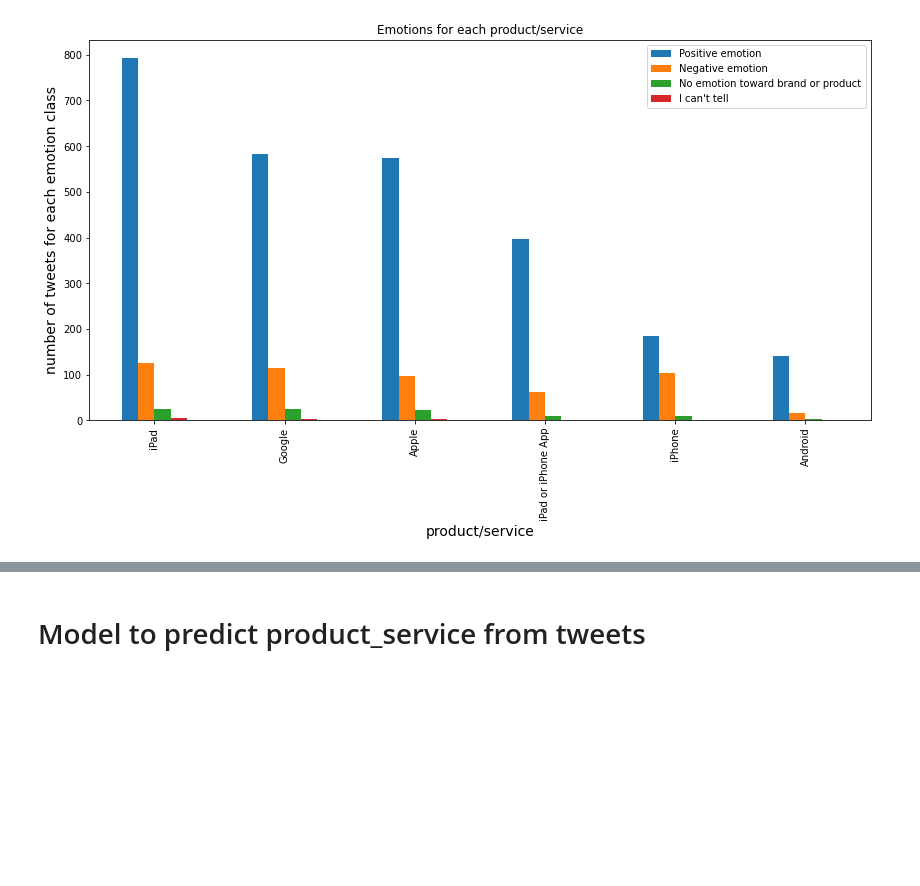
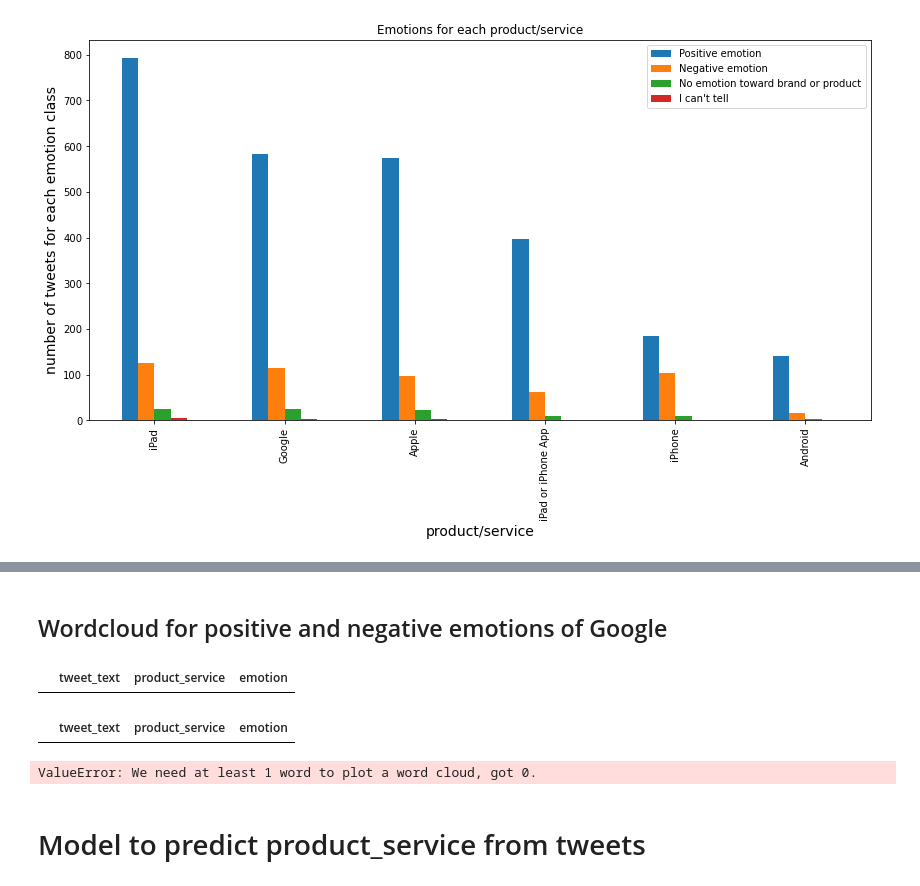
Before and after one commit to rahulakrish/customer_sentiment_analysis, a Jupyter notebook: project.ipynb, the cells around one changed output, grey strips where cells are left out. Saved outputs shown, nothing was run; the diff lists cells and outputs as text; code cells hidden in the pictures; blank space fills up the shorter version.

```diff
--- a/project.ipynb
+++ b/project.ipynb
@@ -235,3 +289,44 @@ From the wordcloud,we saw that `SXSW`, a music and arts festival was tweeted the
+# %% [markdown]
+## Wordcloud for positive and negative emotions of Google
+# %%
+pos_df
+# %% [output]
+|  | tweet_text | product_service | emotion |
+# %%
+neg_df
+# %% [output]
+|  | tweet_text | product_service | emotion |
+# %%
+#creating positive and negative slices of the df
+
+pos_df = positive_df(df,'iPhone','Positive emotion')
+neg_df = negative_df(df,'iPhone','Negative emotion')
+
+# generate the wordcloud
+product = 'iPhone'
+wordcloud=[]
+for df in [pos_df, neg_df]:
+    #instantiate
+    wc = WordCloud(background_color='white',
+                       stopwords=stopwords_list,
+                       height=1000,
+                       width=1000,
+                       )
+    #for the wordcloud, we have to join all the text data into a single string
+    text = " ".join(df['tweet_text'])
+    #generate the WC
+    wordcloud.append(wc.generate(text))
+#plot the WC
+fig,(ax1,ax2) = plt.subplots(1,2,figsize=(15,10))
+font = {'fontsize':20}
+ax1.imshow(wordcloud[0])
+ax1.axis('off')
+ax1.set_title(f'Positive emotions:{product}',fontdict=font);
+ax2.imshow(wordcloud[1])
+ax2.axis('off')
+ax2.set_title(f'Negative emotions:{product}',fontdict=font);
+# %% [output]
+ValueError: We need at least 1 word to plot a word cloud, got 0.
 # %% [markdown]
 # Model to predict product_service from tweets
 # %% [markdown]
```
Also changed, not shown: parts of 24 cells of this notebook.
